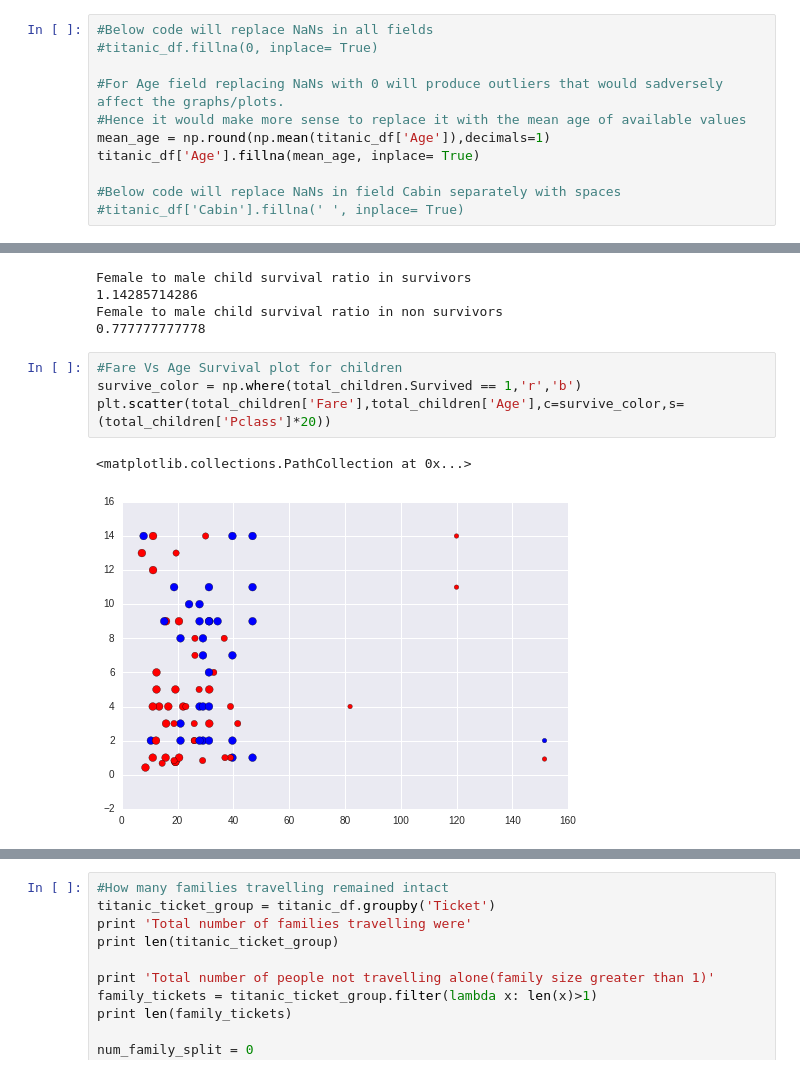
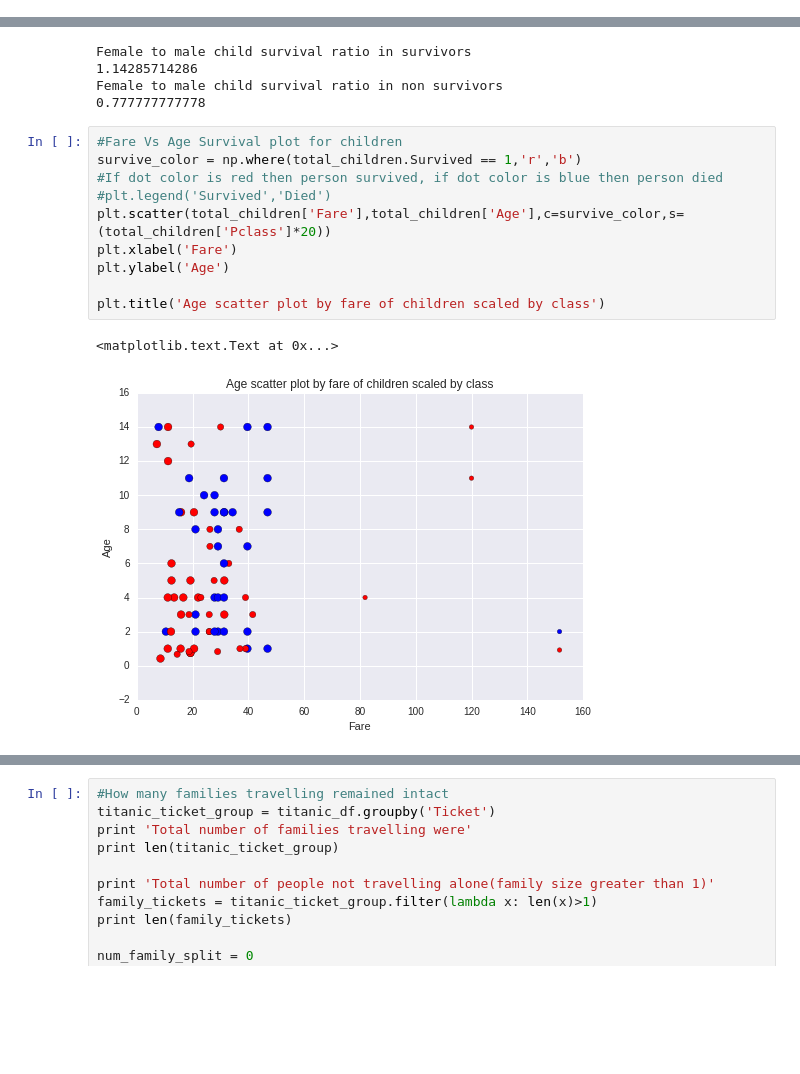
Before and after one commit to neelusoni/Data-Analysis, a Jupyter notebook: Data_Analysis_ND_P1_Titanic.ipynb, the cells around one changed output, grey strips where cells are left out. Cells and saved outputs as stored; diff of their text form; blank space fills up the shorter version.

```diff
--- a/Data_Analysis_ND_P1_Titanic.ipynb
+++ b/Data_Analysis_ND_P1_Titanic.ipynb
@@ -97,14 +198,3 @@ Both Youngest and oldest passengers survived. Youngest passenger belonged to cla
-# %%
-#Below code will replace NaNs in all fields
-#titanic_df.fillna(0, inplace= True)
-
-#For Age field replacing NaNs with 0 will produce outliers that would sadversely affect the graphs/plots.
-#Hence it would make more sense to replace it with the mean age of available values
-mean_age = np.round(np.mean(titanic_df['Age']),decimals=1)
-titanic_df['Age'].fillna(mean_age, inplace= True)
-
-#Below code will replace NaNs in field Cabin separately with spaces
-#titanic_df['Cabin'].fillna(' ', inplace= True)
 # %%
 titanic_survivors = titanic_df[titanic_df['Survived']==1]
 titanic_non_survivors = titanic_df[titanic_df['Survived']==0]
@@ -335,8 +445,14 @@ Female to male child survival ratio in non survivors
 # %%
 #Fare Vs Age Survival plot for children
 survive_color = np.where(total_children.Survived == 1,'r','b')
+#If dot color is red then person survived, if dot color is blue then person died
+#plt.legend('Survived','Died')
 plt.scatter(total_children['Fare'],total_children['Age'],c=survive_color,s=(total_children['Pclass']*20))
+plt.xlabel('Fare')
+plt.ylabel('Age')
+
+plt.title('Age scatter plot by fare of children scaled by class')
 # %% [output]
-<matplotlib.collections.PathCollection at 0x...>
+<matplotlib.text.Text at 0x...>
-[figure, old version]
+[figure, new version]
 # %% [markdown]
```
Also changed, not shown: parts of 38 cells of this notebook.
